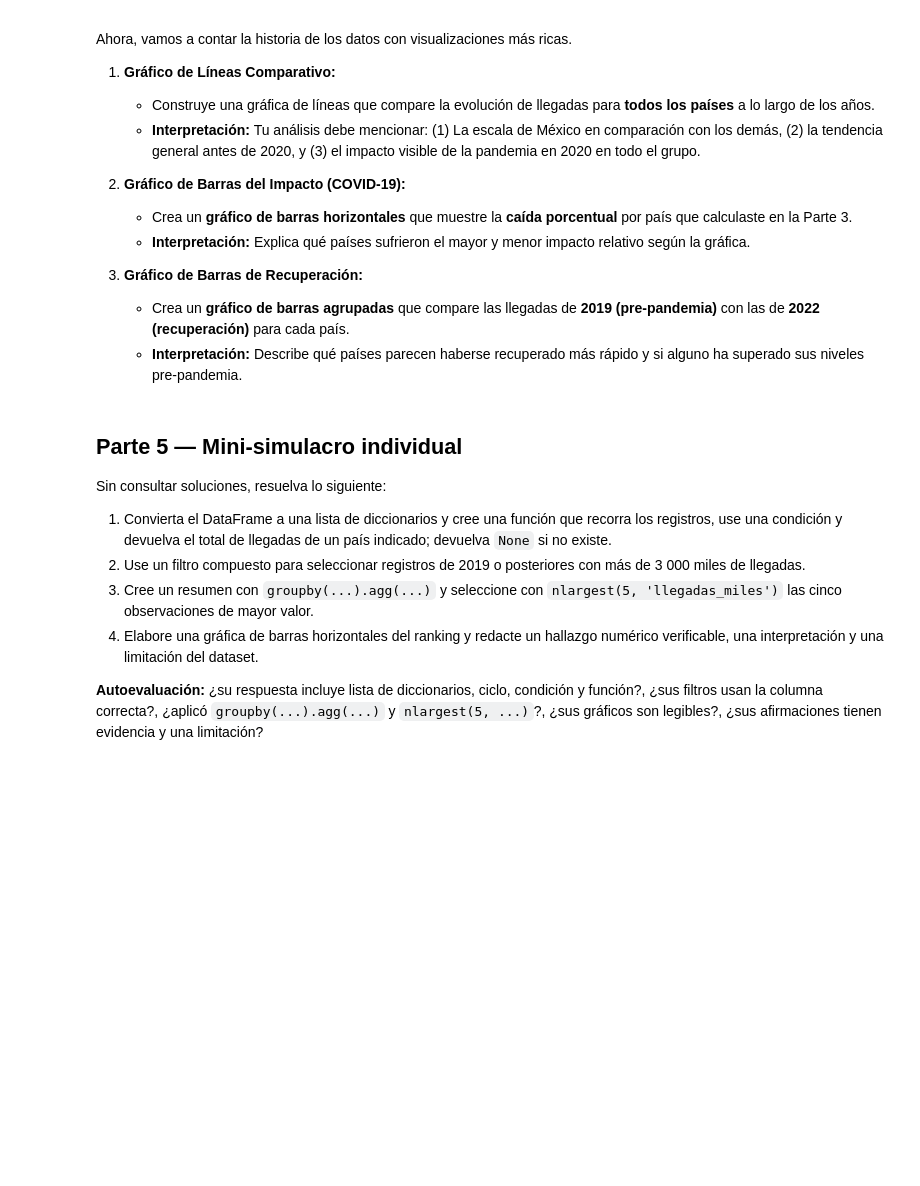
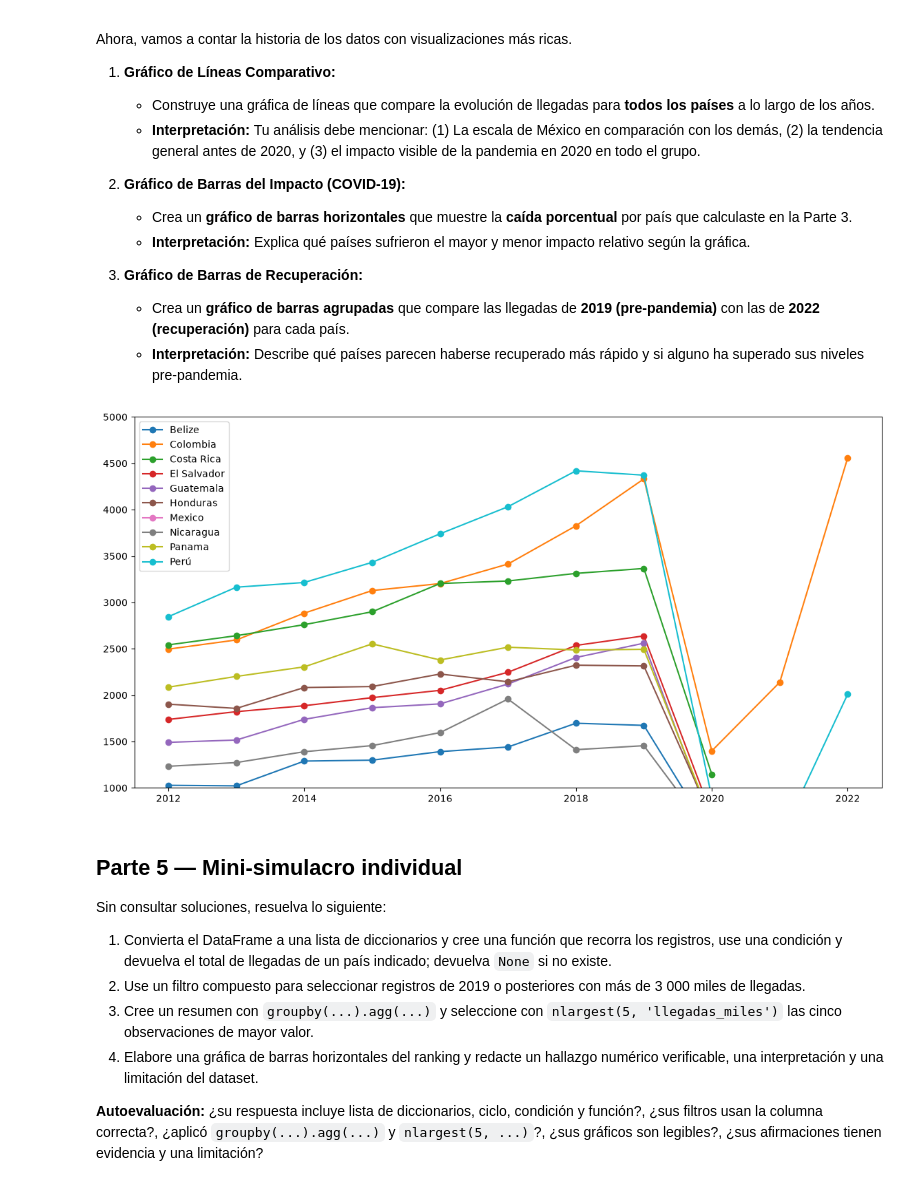
Before and after one commit to rmvargas79-beep/2026C2-G01-FUNDAMENTOS-DE-PYTHON, a Jupyter notebook: NOTEBOOKS/Clase_13/REPASO_FINAL_TURISMO_INTERNACIONAL_ESTUDIANTE.ipynb, the cells around one changed output. Cells and saved outputs as stored; diff of their text form; code cells hidden in the pictures; blank space fills up the shorter version.

```diff
--- a/NOTEBOOKS/Clase_13/REPASO_FINAL_TURISMO_INTERNACIONAL_ESTUDIANTE.ipynb
+++ b/NOTEBOOKS/Clase_13/REPASO_FINAL_TURISMO_INTERNACIONAL_ESTUDIANTE.ipynb
@@ -134,6 +186,22 @@ Ahora, vamos a contar la historia de los datos con visualizaciones más ricas.
 # %%
 # Escriba aquí las tres gráficas.
 # Use plt.show() al finalizar cada una e incluya una interpretación escrita.
+
+plt.figure(figsize=(14,7))
+
+for pais, datos_pais in df.groupby("pais"):
+    eje_x = datos_pais["anio"]
+    eje_y = datos_pais["llegadas_miles"]
+    #print(datos_pais ["anio"], ":" , datos_pais["llegadas_miles"])
+
+
+    plt.plot(eje_x,eje_y,label=pais,marker="o",linestyle="-")
+
+plt.ylim(1000,5000)
+plt.legend()
+plt.show()
+# %% [output]
+[figure, added]
 # %% [markdown]
 ## Parte 5 — Mini-simulacro individual
 
```
Also changed, not shown: parts of 2 cells of this notebook.
